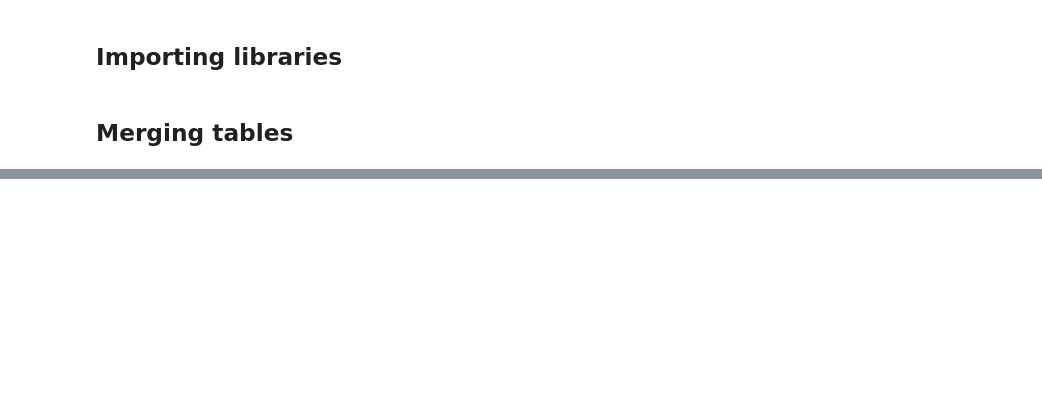
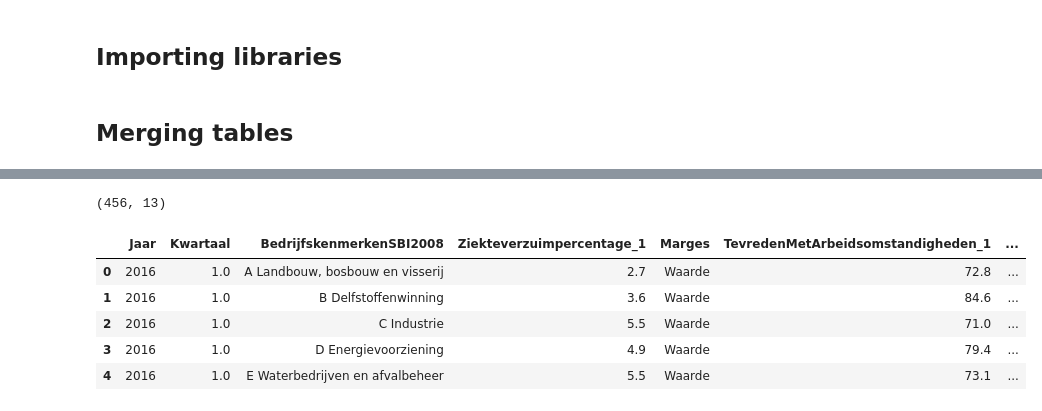
Before and after one commit to evdhout/uwv, a Jupyter notebook: uwv/ingestion/ingestion.ipynb, the cells around one changed output, grey strips where cells are left out. Drawn from its saved outputs; the diff is of its cells as text; code cells hidden in the pictures; blank space fills up the shorter version.

```diff
--- a/uwv/ingestion/ingestion.ipynb
+++ b/uwv/ingestion/ingestion.ipynb
@@ -296,6 +337,15 @@ gezondheids_data.head()
 # %%
-dataframes = [ziekteverzuim_data, gezondheids_data]
+dataframes = [ziekteverzuim_data, sustainable_employability_data]
 concatenated_data = append_dataframes(dataframes)
+print(concatenated_data.shape)
 concatenated_data.head()
+# %% [output]
+(456, 13)
+|  | Jaar | Kwartaal | BedrijfskenmerkenSBI2008 | Ziekteverzuimpercentage_1 | Marges | TevredenMetArbeidsomstandigheden_1 | ... |
+| 0 | 2016 | 1.0 | A Landbouw, bosbouw en visserij | 2.7 | Waarde | 72.8 | ... |
+| 1 | 2016 | 1.0 | B Delfstoffenwinning | 3.6 | Waarde | 84.6 | ... |
+| 2 | 2016 | 1.0 | C Industrie | 5.5 | Waarde | 71.0 | ... |
+| 3 | 2016 | 1.0 | D Energievoorziening | 4.9 | Waarde | 79.4 | ... |
+| 4 | 2016 | 1.0 | E Waterbedrijven en afvalbeheer | 5.5 | Waarde | 73.1 | ... |
 # %%
 concatenated_data.to_pickle('concatenated_data.pkl')
```
Also changed, not shown: parts of 6 cells of this notebook, 1 other file.
